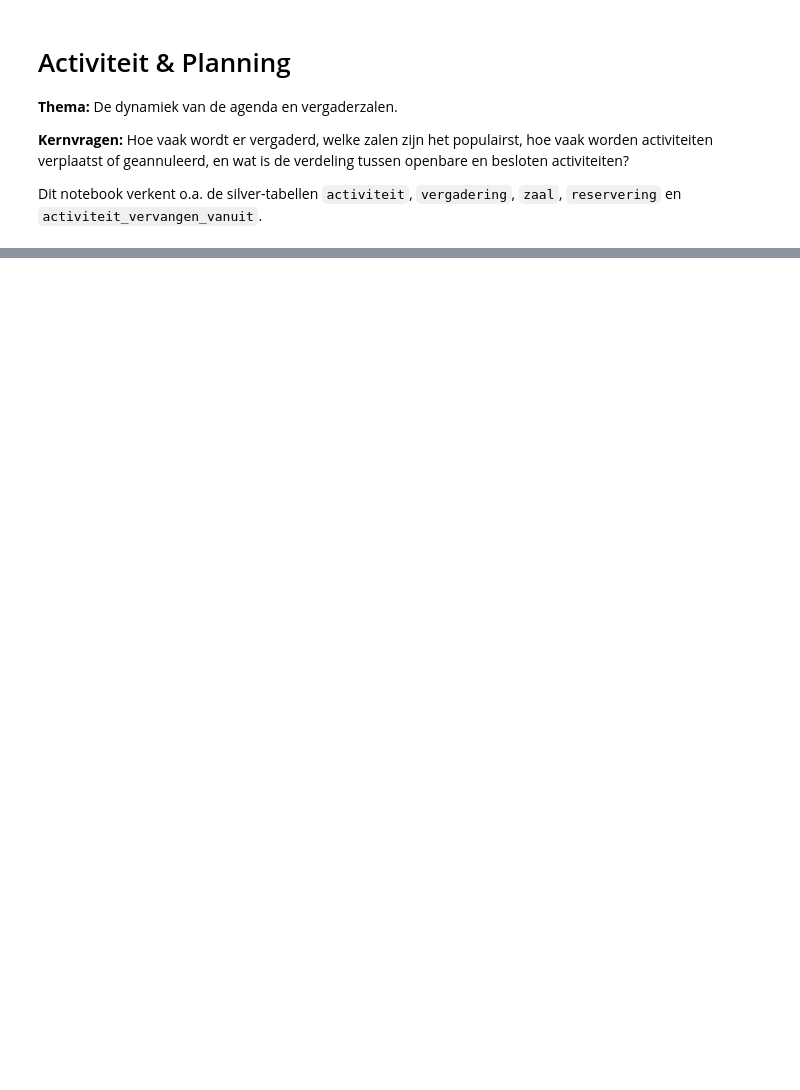
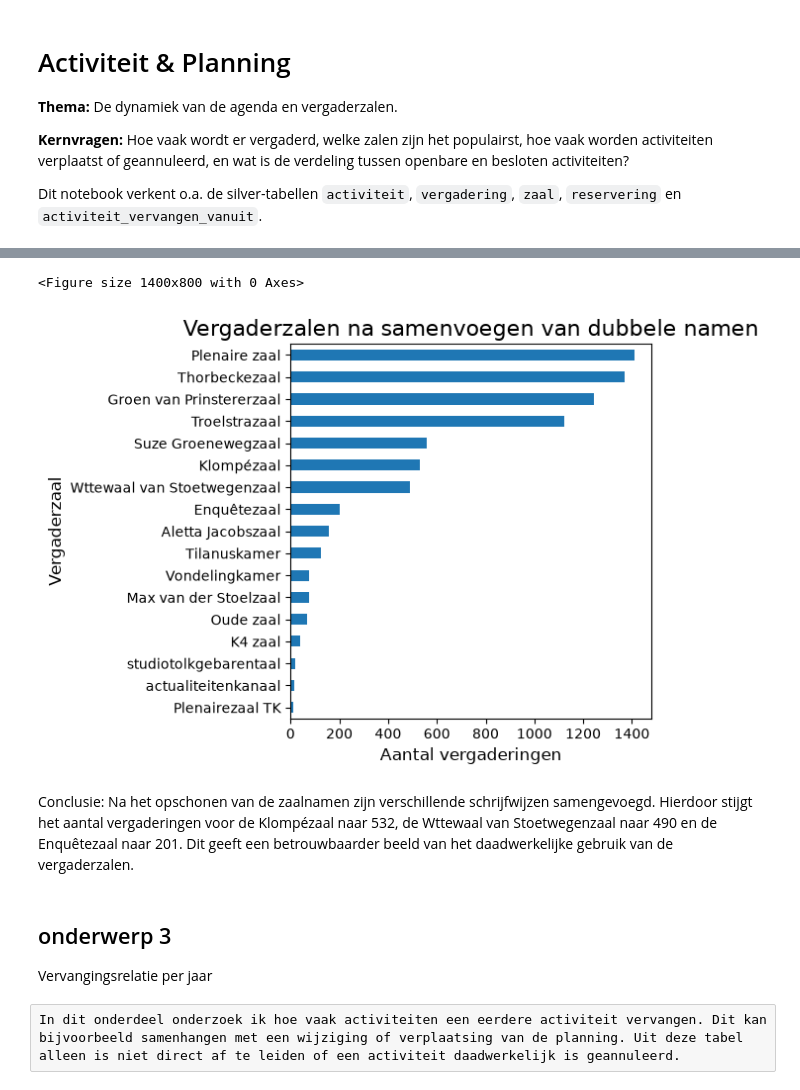
Before and after one commit to ElizeWierenga/tweedekamer-monitor, a Jupyter notebook: eda/activiteit_en_planning.ipynb, the cells around one changed output, grey strips where cells are left out. Drawn from its saved outputs; the diff is of its cells as text; code cells hidden in the pictures; blank space fills up the shorter version.

Commit message:
Werk activiteit en planning uit

```diff
--- a/eda/activiteit_en_planning.ipynb
+++ b/eda/activiteit_en_planning.ipynb
@@ -45,0 +215,36 @@ Geef hier een beschrijving van het onderwerp of deelvraag die je wilt beantwoord
+# %%
+# Maak de grafiek groter
+plt.figure(figsize=(14, 8))
+
+# Maak een horizontale staafgrafiek van de opgeschoonde zaalnamen
+vergaderzalen_schoon.plot.barh(
+    x="zaal",                    # Zaalnamen
+    y="aantal_vergaderingen",    # Aantal vergaderingen per zaal
+    legend=False                 # Geen legenda tonen
+)
+
+# Geef de grafiek een titel
+plt.title("Vergaderzalen na samenvoegen van dubbele namen", fontsize=16)
+
+# Geef de assen duidelijke namen
+plt.xlabel("Aantal vergaderingen", fontsize=12)
+plt.ylabel("Vergaderzaal", fontsize=12)
+
+# Zet de zaal met de meeste vergaderingen bovenaan
+plt.gca().invert_yaxis()
+
+# Zorg dat alles netjes binnen de figuur past
+plt.tight_layout()
+
+# Toon de grafiek
+plt.show()
+# %% [output]
+<Figure size 1400x800 with 0 Axes>
+[figure, added]
+# %% [markdown]
+Conclusie: Na het opschonen van de zaalnamen zijn verschillende schrijfwijzen samengevoegd. Hierdoor stijgt het aantal vergaderingen voor de Klompézaal naar 532, de Wttewaal van Stoetwegenzaal naar 490 en de Enquêtezaal naar 201. Dit geeft een betrouwbaarder beeld van het daadwerkelijke gebruik van de vergaderzalen.
+# %% [markdown]
+## onderwerp 3
+Vervangingsrelatie per jaar
+# %% [raw]
+In dit onderdeel onderzoek ik hoe vaak activiteiten een eerdere activiteit vervangen. Dit kan bijvoorbeeld samenhangen met een wijziging of verplaatsing van de planning. Uit deze tabel alleen is niet direct af te leiden of een activiteit daadwerkelijk is geannuleerd.
```
Also changed, not shown: parts of 21 cells of this notebook.
